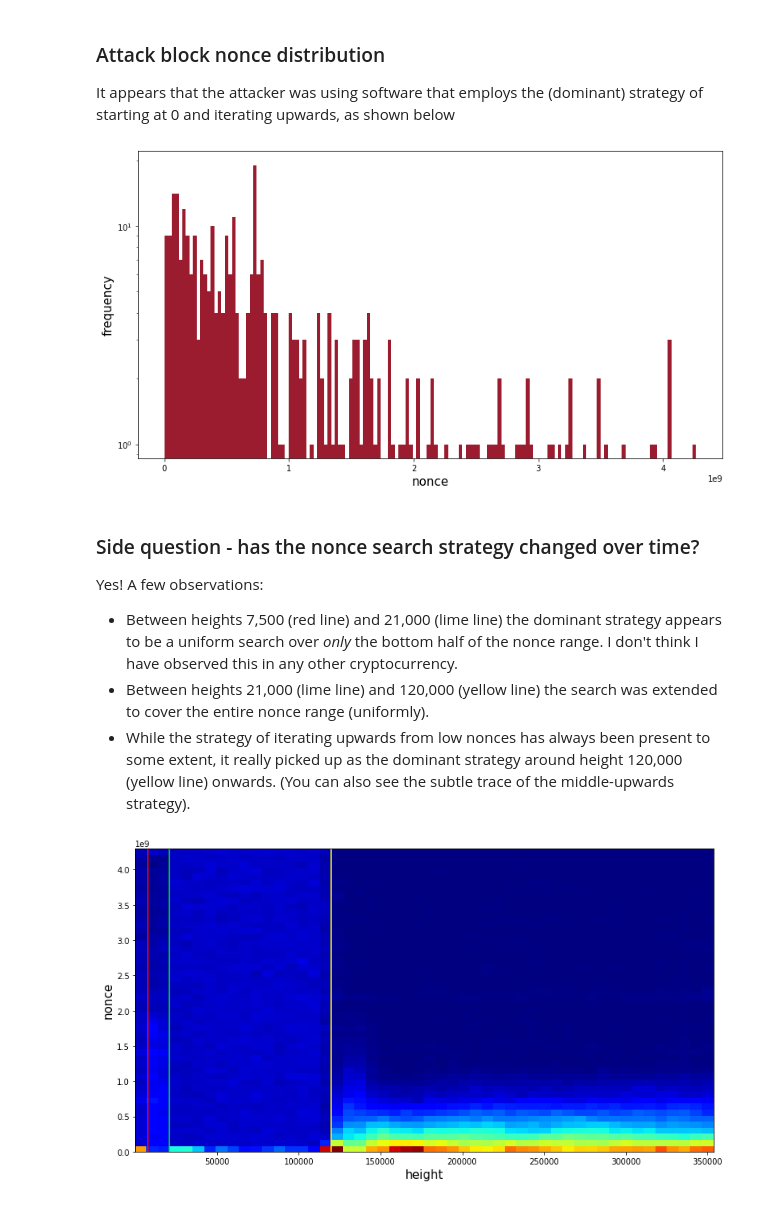
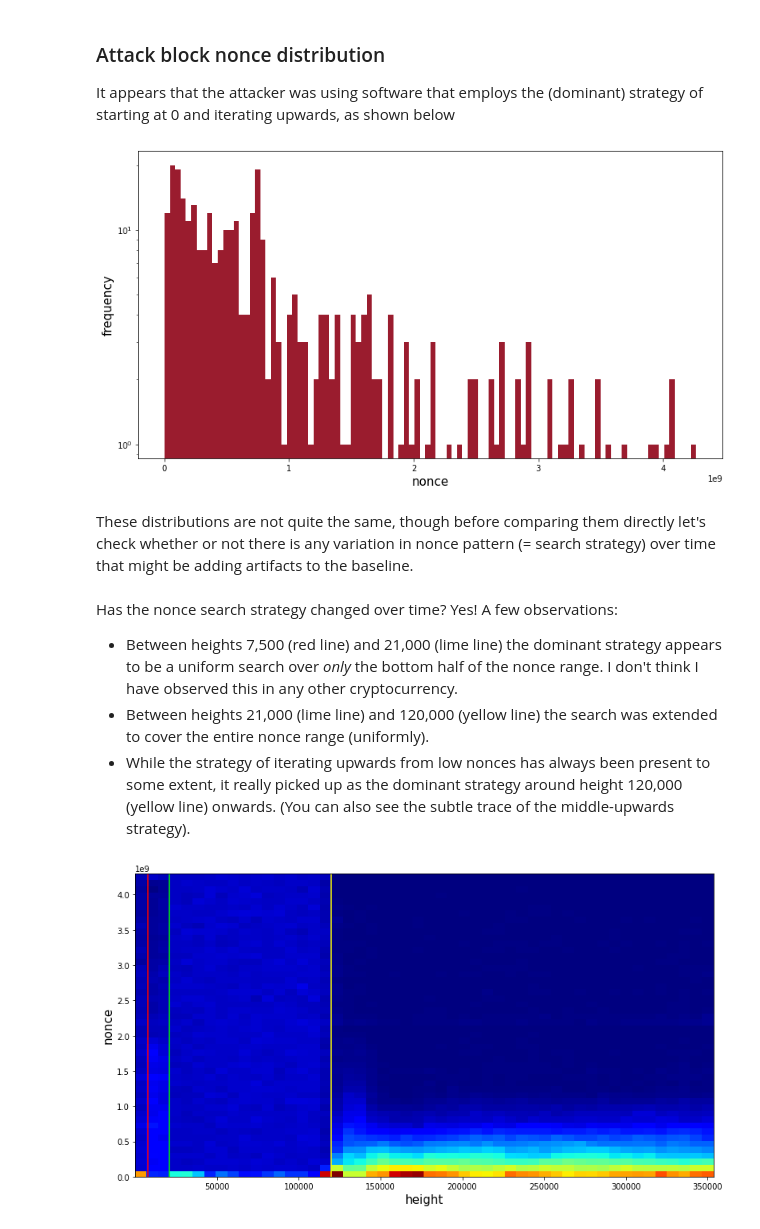
Before and after one commit to Mitchellpkt/firo-forensics, a Jupyter notebook: analysis/jupyter-python-firo-forensics.ipynb, the cells around one changed output. Saved outputs shown, nothing was run; the diff lists cells and outputs as text; code cells hidden in the pictures.

Commit message:
improves analysis based on nonce distribution with comparison to control blocks

```diff
--- a/analysis/jupyter-python-firo-forensics.ipynb
+++ b/analysis/jupyter-python-firo-forensics.ipynb
@@ -59,11 +59,13 @@ plt.axvline(x=max(active_blocks['nonce'])/2, color='blue');
 ### Attack block nonce distribution
 It appears that the attacker was using software that employs the (dominant) strategy of starting at 0 and iterating upwards, as shown below
 # %%
-isli.hist(attack_blocks['nonce'], yscale='log', xlabel = 'nonce', color=firo_red);
+isli.hist(attack_blocks['nonce'], yscale='log', xlabel = 'nonce', color=firo_red, bins = 100);
 # %% [output]
-[figure, old version]
+[figure, new version]
+# %% [markdown]
+These distributions are not quite the same, though before comparing them directly let's check whether or not there is any variation in nonce pattern (= search strategy) over time that might be adding artifacts to the baseline.
 # %% [markdown]
-### Side question - has the nonce search strategy changed over time?
+Has the nonce search strategy changed over time?
 Yes! A few observations:
 + Between heights 7,500 (red line) and 21,000 (lime line) the dominant strategy appears to be a uniform search over *only* the bottom half of the nonce range. I don't think I have observed this in any other cryptocurrency.
 + Between heights 21,000 (lime line) and 120,000 (yellow line) the search was extended to cover the entire nonce range (uniformly).
```
Also changed, not shown: parts of 4 cells of this notebook.
